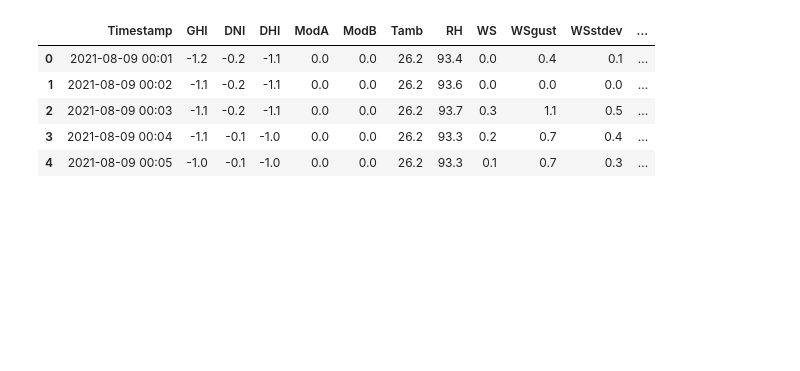
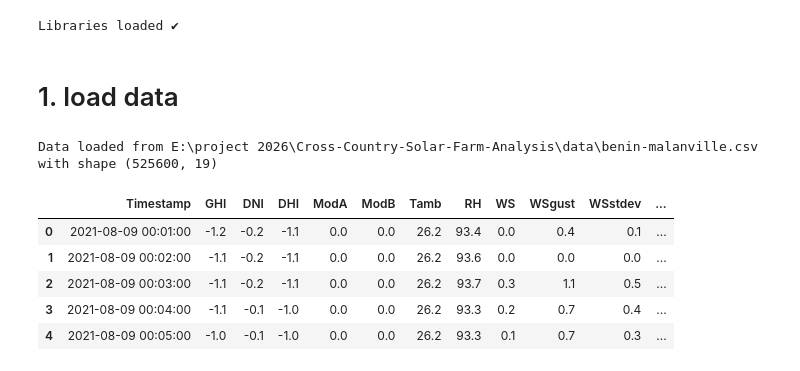
Before and after one commit to nanecha/Cross-Country-Solar-Farm-Analysis, a Jupyter notebook: notebooks/benin_eda.ipynb, the cells around one changed output. Drawn from its saved outputs; the diff is of its cells as text; code cells hidden in the pictures; blank space fills up the shorter version.

```diff
--- a/notebooks/benin_eda.ipynb
+++ b/notebooks/benin_eda.ipynb
@@ -1,25 +30,51 @@
 # %%
-#Import the dependencies
+#import warnings
+#warnings.filterwarnings('ignore')
+
+import numpy as np
 import pandas as pd
-import numpy as np
 import matplotlib.pyplot as plt
+import matplotlib.cm as cm
 import seaborn as sns
 from scipy import stats
-#from scipy import stats
-from windrose import WindroseAxes
-import os
+from pathlib import Path
+
+# Optional: windrose for wind analysis
+try:
+    from windrose import WindroseAxes
+    HAS_WINDROSE = True
+except ImportError:
+    HAS_WINDROSE = False
+    print('windrose not installed — radial bar fallback will be used. pip install windrose')
+
+sns.set_theme(style='whitegrid', palette='muted')
+plt.rcParams.update({'figure.dpi': 120, 'figure.figsize': (12, 5)})
+
+COUNTRY = 'benin'
+DATA_DIR = Path('E:/project 2026/Cross-Country-Solar-Farm-Analysis/data')
+DATA_DIR.mkdir(exist_ok=True)
+
+print('Libraries loaded ✔')
+# %% [output]
+Libraries loaded ✔
+# %% [markdown]
+# 1. load data
 # %%
+# ── Load raw CSV ────────────────────────────────────────────────
 
-# Load dataset
-#df = pd.read_csv('data/benin raw.csv')
-df=pd.read_csv('E:/project 2026/data/benin_raw.csv') #"E:/project 2026/data/benin.csv"
+RAW_PATH = DATA_DIR / 'benin-malanville.csv'   # <── change if needed
+
+if RAW_PATH.exists():
+    df = pd.read_csv(RAW_PATH, parse_dates=['Timestamp'])
+else:
+    raise FileNotFoundError(f"Raw data file not found at {RAW_PATH}. Please check the path and filename.")
+print(f"Data loaded from {RAW_PATH} with shape {df.shape}")
+df.head()
+# %% [output]
+Data loaded from E:\project 2026\Cross-Country-Solar-Farm-Analysis\data\benin-malanville.csv with shape (525600, 19)
+|  | Timestamp | GHI | DNI | DHI | ModA | ModB | Tamb | RH | WS | WSgust | WSstdev | ... |
+| 0 | 2021-08-09 00:01:00 | -1.2 | -0.2 | -1.1 | 0.0 | 0.0 | 26.2 | 93.4 | 0.0 | 0.4 | 0.1 | ... |
+| 1 | 2021-08-09 00:02:00 | -1.1 | -0.2 | -1.1 | 0.0 | 0.0 | 26.2 | 93.6 | 0.0 | 0.0 | 0.0 | ... |
+| 2 | 2021-08-09 00:03:00 | -1.1 | -0.2 | -1.1 | 0.0 | 0.0 | 26.2 | 93.7 | 0.3 | 1.1 | 0.5 | ... |
+| 3 | 2021-08-09 00:04:00 | -1.1 | -0.1 | -1.0 | 0.0 | 0.0 | 26.2 | 93.3 | 0.2 | 0.7 | 0.4 | ... |
+| 4 | 2021-08-09 00:05:00 | -1.0 | -0.1 | -1.0 | 0.0 | 0.0 | 26.2 | 93.3 | 0.1 | 0.7 | 0.3 | ... |
-# %%
-#pd.set_option('display.max_columns', None)
-df.head()
-# %% [output]
-|  | Timestamp | GHI | DNI | DHI | ModA | ModB | Tamb | RH | WS | WSgust | WSstdev | ... |
-| 0 | 2021-08-09 00:01 | -1.2 | -0.2 | -1.1 | 0.0 | 0.0 | 26.2 | 93.4 | 0.0 | 0.4 | 0.1 | ... |
-| 1 | 2021-08-09 00:02 | -1.1 | -0.2 | -1.1 | 0.0 | 0.0 | 26.2 | 93.6 | 0.0 | 0.0 | 0.0 | ... |
-| 2 | 2021-08-09 00:03 | -1.1 | -0.2 | -1.1 | 0.0 | 0.0 | 26.2 | 93.7 | 0.3 | 1.1 | 0.5 | ... |
-| 3 | 2021-08-09 00:04 | -1.1 | -0.1 | -1.0 | 0.0 | 0.0 | 26.2 | 93.3 | 0.2 | 0.7 | 0.4 | ... |
-| 4 | 2021-08-09 00:05 | -1.0 | -0.1 | -1.0 | 0.0 | 0.0 | 26.2 | 93.3 | 0.1 | 0.7 | 0.3 | ... |
```
Also changed, not shown: parts of 17 cells of this notebook.
